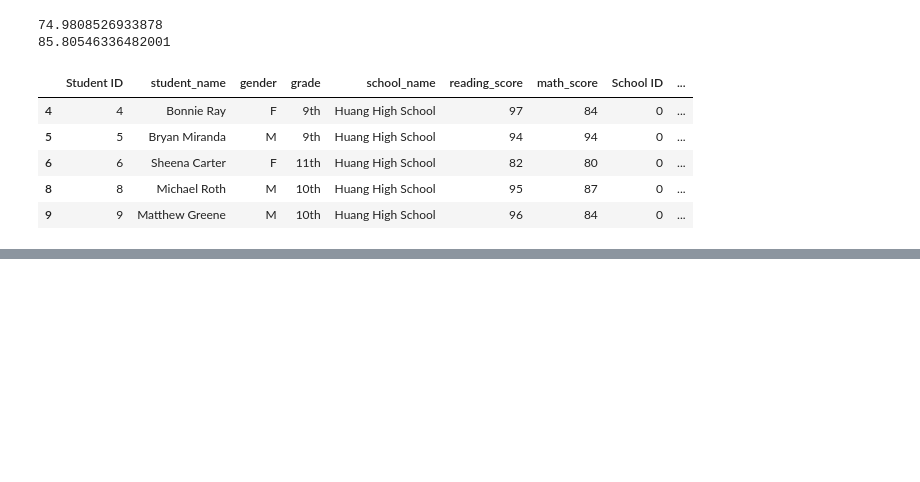
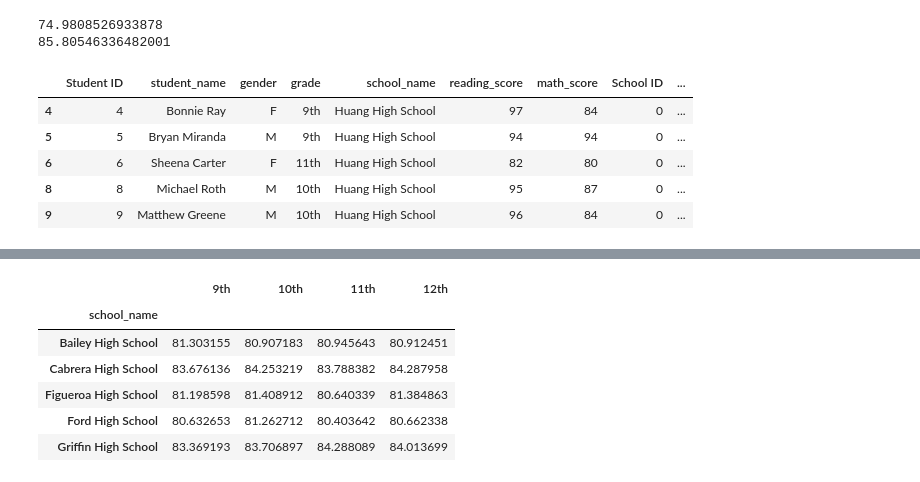
Before and after one commit to lnshewmo/School_District_Analysis, a Jupyter notebook: PyCitySchools.ipynb, the cells around one changed output, grey strips where cells are left out. Drawn from its saved outputs; the diff is of its cells as text; code cells hidden in the pictures; blank space fills up the shorter version.

```diff
--- a/PyCitySchools.ipynb
+++ b/PyCitySchools.ipynb
@@ -912,0 +928,21 @@ bottom_schools.head()
+# %%
+# get the remaining grades
+tenth_graders = school_data_complete_df[(school_data_complete_df["grade"] == "10th")]
+
+eleventh_graders = school_data_complete_df[(school_data_complete_df["grade"] == "11th")]
+
+twelfth_graders = school_data_complete_df[(school_data_complete_df["grade"] == "12th")]
+# %%
+# use GROUPBY(["col1"].MEAN()[col2] to obtain the col2 means grouped by col1
+# this creates a series where col1 is the index and col 2 is the SERI
+# Group each grade level DataFrame by the school name for the average math score.
+
+ninth_grade_math_scores = ninth_graders.groupby(["school_name"]).mean()["math_score"]
+
+tenth_grade_math_scores = tenth_graders.groupby(["school_name"]).mean()["math_score"]
+
+eleventh_grade_math_scores = eleventh_graders.groupby(["school_name"]).mean()["math_score"]
+
+twelfth_grade_math_scores = twelfth_graders.groupby(["school_name"]).mean()["math_score"]
+
+ninth_grade_math_scores  # this is a SERIES with index "school_name"
@@ -912,0 +1012,17 @@ bottom_schools.head()
+# %%
+# Combine each grade level Series for average math scores by school into a single DataFrame.
+math_scores_by_grade = pd.DataFrame({
+                "9th": ninth_grade_math_scores,
+               "10th": tenth_grade_math_scores,
+               "11th": eleventh_grade_math_scores,
+               "12th": twelfth_grade_math_scores})
+
+math_scores_by_grade.head()
+# %% [output]
+|  | 9th | 10th | 11th | 12th |
+| school_name |  |  |  |  |
+| Bailey High School | 81.303155 | 80.907183 | 80.945643 | 80.912451 |
+| Cabrera High School | 83.676136 | 84.253219 | 83.788382 | 84.287958 |
+| Figueroa High School | 81.198598 | 81.408912 | 80.640339 | 81.384863 |
+| Ford High School | 80.632653 | 81.262712 | 80.403642 | 80.662338 |
+| Griffin High School | 83.369193 | 83.706897 | 84.288089 | 84.013699 |
```
Also changed, not shown: parts of 72 cells of this notebook.
